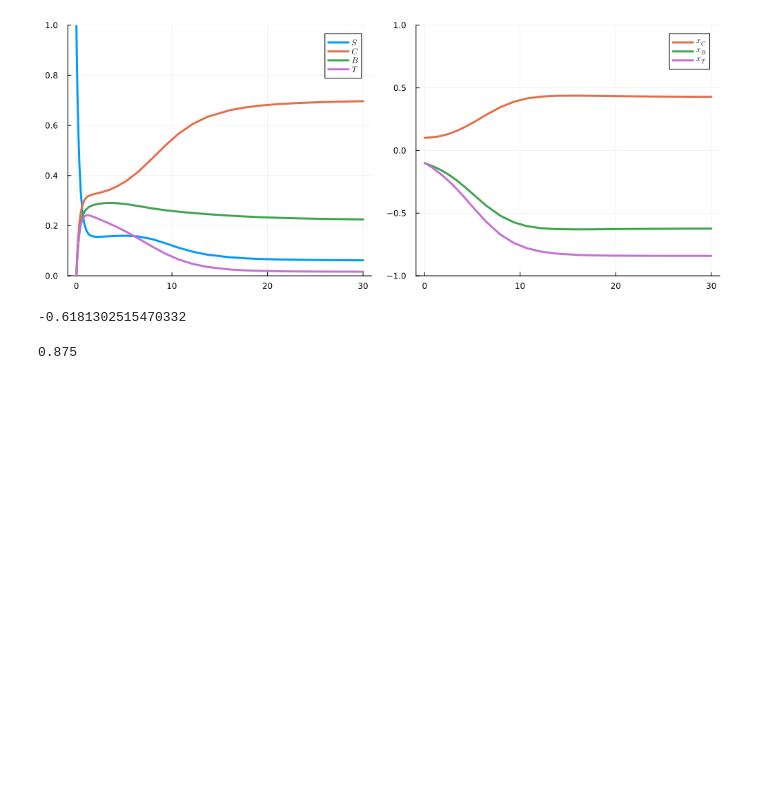
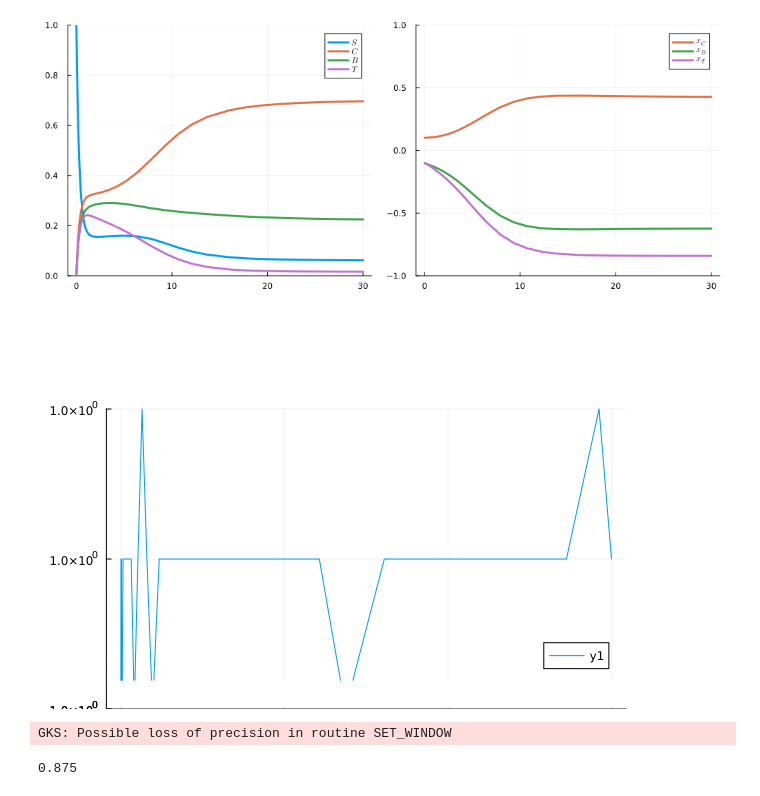
Before and after one commit to valentine-alia/MAE-6870, a Jupyter notebook: project/set_up_integration.ipynb, the cells around one changed output. Drawn from its saved outputs; the diff is of its cells as text; code cells hidden in the pictures; blank space fills up the shorter version.

```diff
--- a/project/set_up_integration.ipynb
+++ b/project/set_up_integration.ipynb
@@ -97,9 +97,10 @@ plot(p1, p2, size=(1000,400))
 # %% [output]
 [figure]
 # %%
-xC[end]
+plot(sol6d.t,S .+ C .+ B .+ T)
 # %% [output]
+[figure, added]
--0.6181302515470332
+GKS: Possible loss of precision in routine SET_WINDOW
 # %%
 1.75*0.5
 # %% [output]
```
Also changed, not shown: parts of 1 cell of this notebook, 2 other files.
